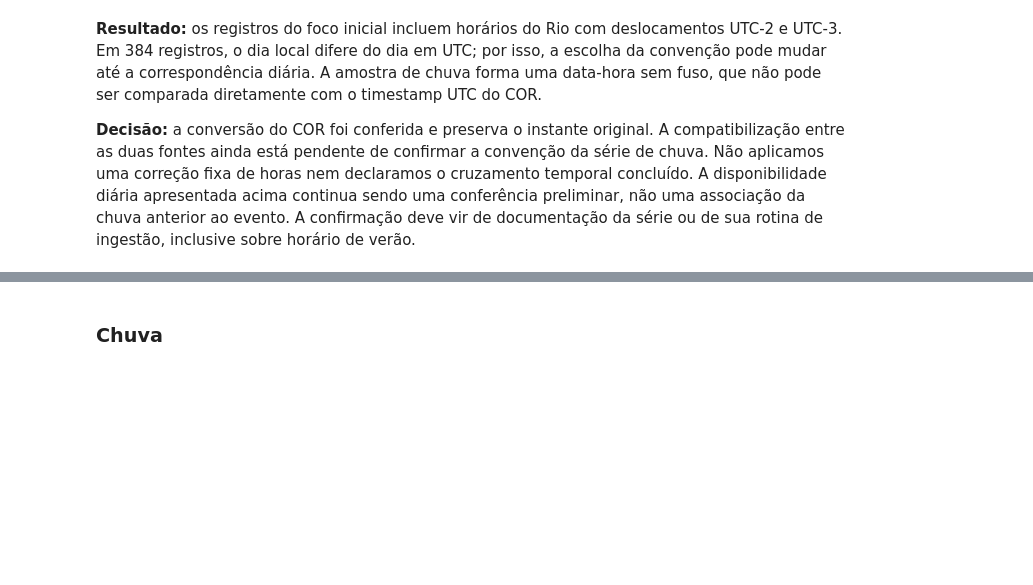
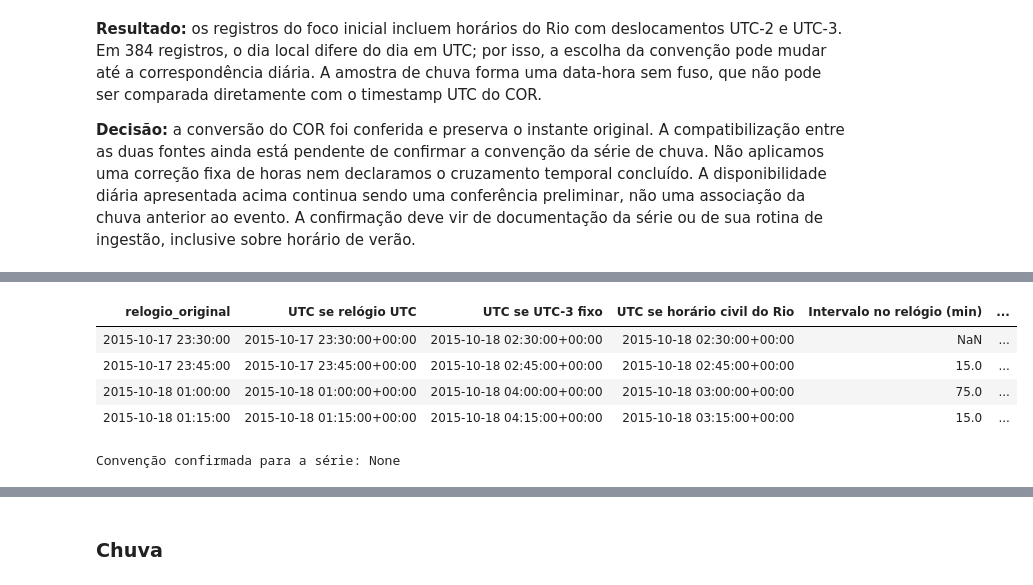
Before and after one commit to PedroVNeves/Quando_a_chuva_vira_problema, a Jupyter notebook: analise.ipynb, the cells around one changed output, grey strips where cells are left out. Saved outputs shown, nothing was run; the diff lists cells and outputs as text; code cells hidden in the pictures; blank space fills up the shorter version.

Commit message:
Investiga convenções de horário da série de chuva

```diff
--- a/analise.ipynb
+++ b/analise.ipynb
@@ -833,0 +840,46 @@ Fuso do instante montado na amostra de chuva: None
+# %%
+def preparar_horarios_chuva(leituras, fuso_origem):
+    if fuso_origem is None:
+        raise ValueError("Informe explicitamente a convenção de horário; ela ainda não foi confirmada.")
+    resultado = leituras.copy()
+    resultado["instante_chuva_sem_fuso"] = pd.to_datetime(
+        resultado["data_particao"].astype(str) + " " + resultado["horario"].astype(str),
+        errors="coerce",
+    )
+    instante_localizado = resultado["instante_chuva_sem_fuso"].dt.tz_localize(
+        fuso_origem, ambiguous="NaT", nonexistent="NaT",
+    )
+    resultado["instante_chuva_utc"] = instante_localizado.dt.tz_convert("UTC")
+    resultado["horario_localizavel"] = resultado["instante_chuva_utc"].notna()
+    return resultado
+
+
+# Experimento identificado por cenário; não define fuso_chuva_confirmado.
+leituras_transicao = ler_chuva_com_horario(
+    (ds.field("id_estacao") == "1")
+    & (ds.field("data_particao") >= date(2015, 10, 17))
+    & (ds.field("data_particao") <= date(2015, 10, 18))
+)
+instantes_transicao = pd.to_datetime(
+    leituras_transicao["data_particao"].astype(str) + " " + leituras_transicao["horario"].astype(str)
+)
+amostra_transicao = leituras_transicao.loc[
+    instantes_transicao.between("2015-10-17 23:30", "2015-10-18 01:15")
+].copy()
+amostra_transicao = amostra_transicao.assign(relogio_original=instantes_transicao.loc[amostra_transicao.index]).sort_values("relogio_original")
+comparacao_fusos_chuva = amostra_transicao[["relogio_original"]].copy()
+for rotulo, fuso in [("UTC se relógio UTC", "UTC"), ("UTC se UTC-3 fixo", "Etc/GMT+3"),
+                     ("UTC se horário civil do Rio", "America/Sao_Paulo")]:
+    cenario = preparar_horarios_chuva(amostra_transicao, fuso)
+    comparacao_fusos_chuva[rotulo] = cenario["instante_chuva_utc"]
+comparacao_fusos_chuva["Intervalo no relógio (min)"] = comparacao_fusos_chuva["relogio_original"].diff().dt.total_seconds() / 60
+comparacao_fusos_chuva["Intervalo no cenário civil (min)"] = comparacao_fusos_chuva["UTC se horário civil do Rio"].diff().dt.total_seconds() / 60
+display(comparacao_fusos_chuva)
+print("Convenção confirmada para a série:", fuso_chuva_confirmado)
+# %% [output]
+| relogio_original | UTC se relógio UTC | UTC se UTC-3 fixo | UTC se horário civil do Rio | Intervalo no relógio (min) | ... |
+| 2015-10-17 23:30:00 | 2015-10-17 23:30:00+00:00 | 2015-10-18 02:30:00+00:00 | 2015-10-18 02:30:00+00:00 | NaN | ... |
+| 2015-10-17 23:45:00 | 2015-10-17 23:45:00+00:00 | 2015-10-18 02:45:00+00:00 | 2015-10-18 02:45:00+00:00 | 15.0 | ... |
+| 2015-10-18 01:00:00 | 2015-10-18 01:00:00+00:00 | 2015-10-18 04:00:00+00:00 | 2015-10-18 03:00:00+00:00 | 75.0 | ... |
+| 2015-10-18 01:15:00 | 2015-10-18 01:15:00+00:00 | 2015-10-18 04:15:00+00:00 | 2015-10-18 03:15:00+00:00 | 15.0 | ... |
+Convenção confirmada para a série: None
```
Also changed, not shown: parts of 2 cells of this notebook.
